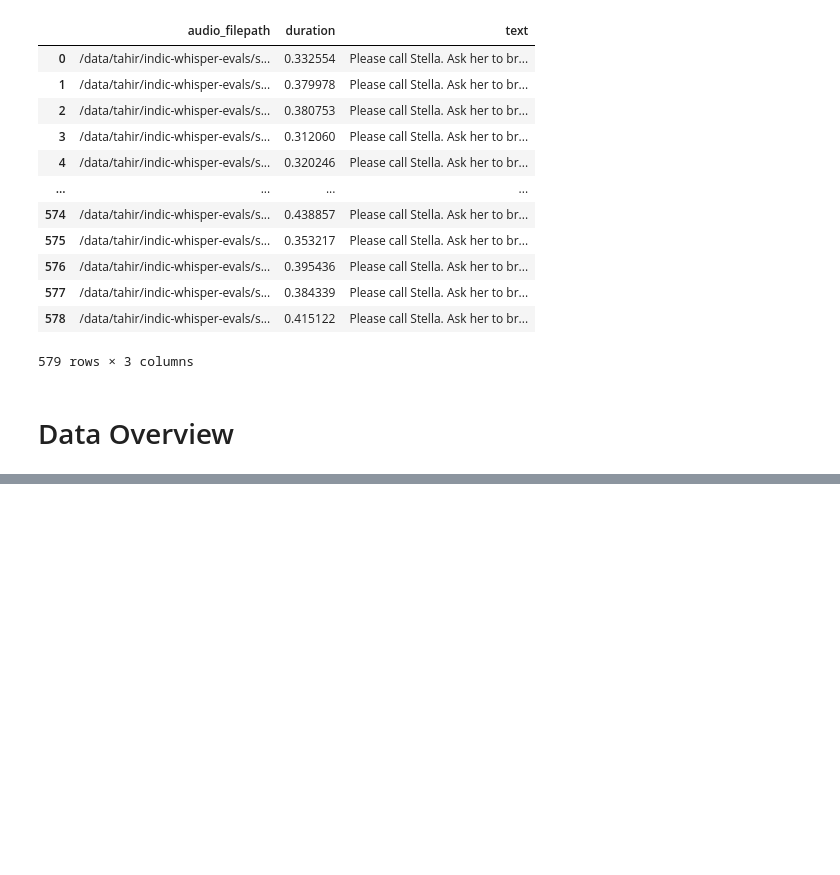
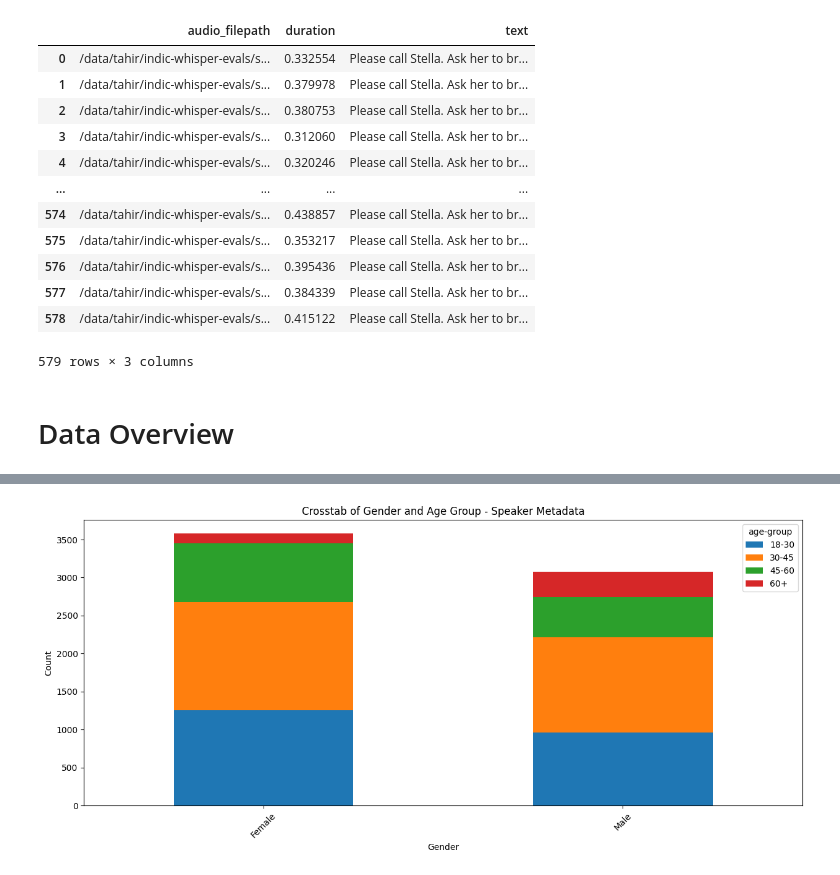
Before and after one commit to Waseem0912-coder/Svarah-EDA, a Jupyter notebook: EDA.ipynb, the cells around one changed output, grey strips where cells are left out. Cells and saved outputs as stored; diff of their text form; code cells hidden in the pictures; blank space fills up the shorter version.

```diff
--- a/EDA.ipynb
+++ b/EDA.ipynb
@@ -203,0 +124,11 @@ KeyError: 'speaker_id'
+# %%
+#Cross-tabulation - Gender vs. Age Group
+crosstab_gender_age = pd.crosstab(df_csv['gender'], df_csv['age-group'])
+crosstab_gender_age.plot(kind='bar', stacked=True, figsize=(15, 6))
+plt.title('Crosstab of Gender and Age Group - Speaker Metadata')
+plt.xlabel('Gender')
+plt.ylabel('Count')
+plt.xticks(rotation=45)
+plt.show()
+# %% [output]
+[figure, added]
```
Also changed, not shown: parts of 19 cells of this notebook.
